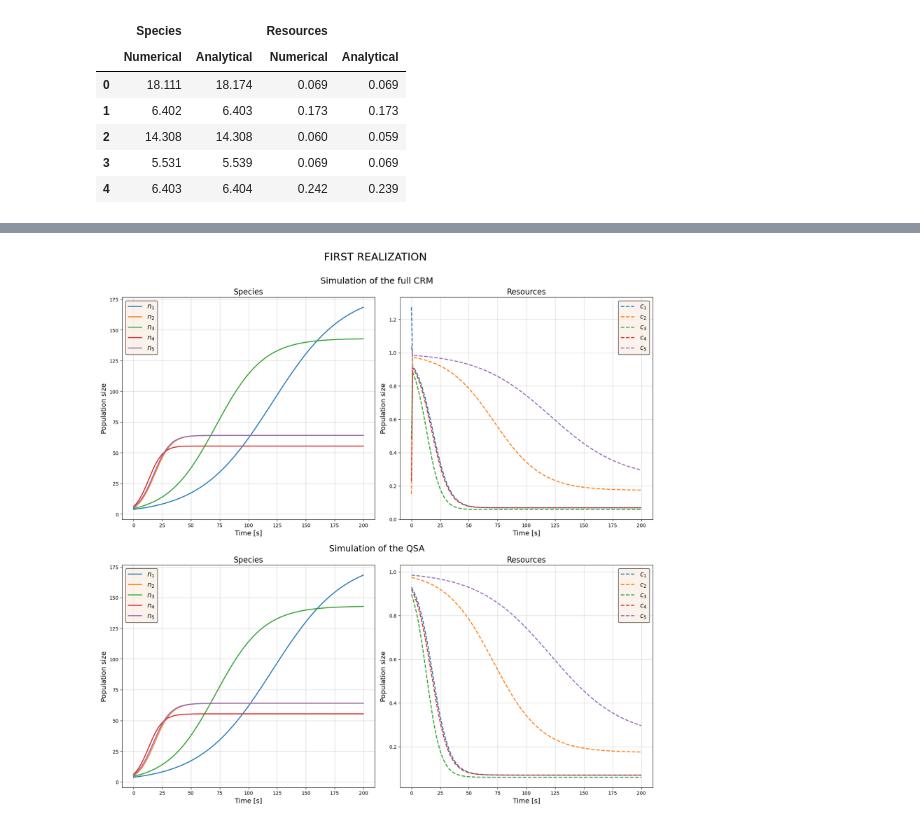
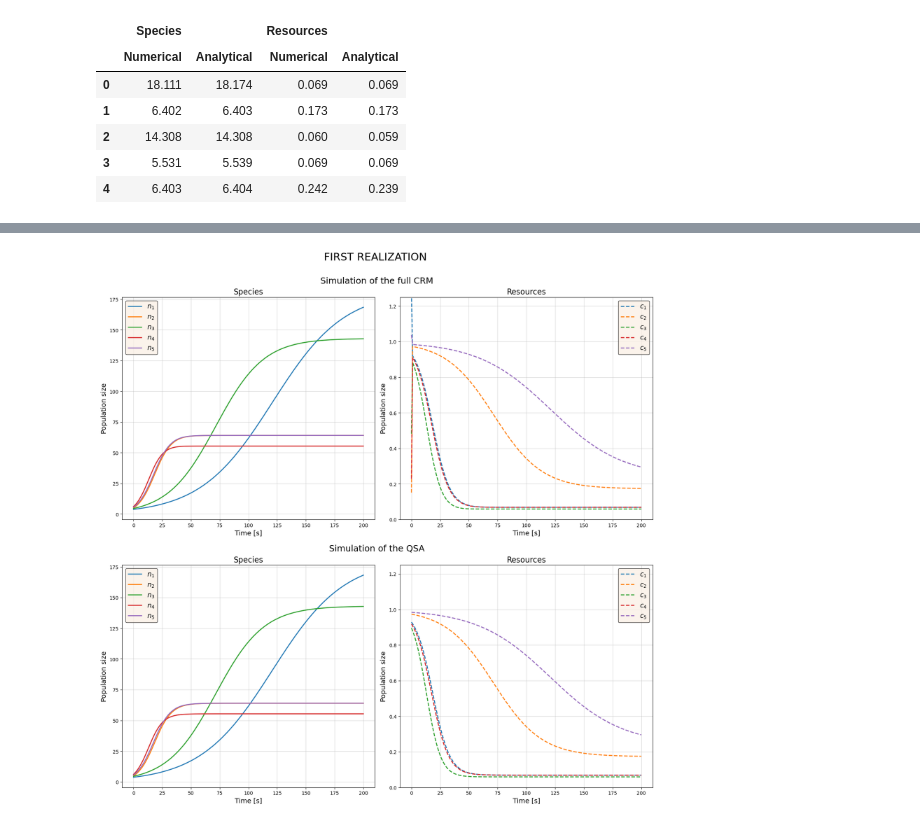
Before and after one commit to NicolaZomer/Physical_Models_of_Living_Systems, a Jupyter notebook: hw05_Generalized_Consumer_Resource_Model.ipynb, the cells around one changed output, grey strips where cells are left out. Drawn from its saved outputs; the diff is of its cells as text; code cells hidden in the pictures.

```diff
--- a/hw05_Generalized_Consumer_Resource_Model.ipynb
+++ b/hw05_Generalized_Consumer_Resource_Model.ipynb
@@ -415,7 +419,6 @@ for i in range(m):
 # %%
 # plot the first iteration
 
-# plot the results
 fig = plt.figure(constrained_layout=True, figsize=(16, 16))
 fig.suptitle('FIRST REALIZATION \n ', fontsize=22)
 (subfig1, subfig2) = fig.subfigures(2, 1) # create 2x1 subfigures
@@ -427,33 +430,35 @@ species = ax0.plot(time_vec, y_full_iter_0[:, :m], linewidth=2)
 ax0.set_xlabel('Time [s]', fontsize=14)
 ax0.set_ylabel('Population size', fontsize=14)
 ax0.grid(alpha=0.5)
 ax0.legend(species, ['$n_'+str(i+1)+'$' for i in range(m)], edgecolor='black', facecolor='linen', fontsize=14 , loc ='upper left')
 ax0.set_title('Species', fontsize=16)
 
 resources = ax1.plot(time_vec, y_full_iter_0[:, m:], linewidth=2, linestyle = 'dashed')
 ax1.set_xlabel('Time [s]', fontsize=14)
 ax1.set_ylabel('Population size', fontsize=14)
 ax1.grid(alpha=0.5)
+ax1.set_ylim([0, 1.25])
 ax1.legend(resources, ['$c_'+str(i+1)+'$' for i in range(m)], edgecolor='black', facecolor='linen', fontsize=14 , loc ='upper right')
 ax1.set_title('Resources', fontsize=16)
 
 subfig2.suptitle('Simulation of the QSA', fontsize=18)
 species = ax2.plot(time_vec, n_QSA_iter_0, linewidth=2)
 ax2.set_xlabel('Time [s]', fontsize=14)
 ax2.set_ylabel('Population size', fontsize=14)
 ax2.grid(alpha=0.5)
 ax2.legend(species, ['$n_'+str(i+1)+'$' for i in range(m)], edgecolor='black', facecolor='linen', fontsize=14 , loc ='upper left')
 ax2.set_title('Species', fontsize=16)
 
 resources = ax3.plot(time_vec, c_QSA_iter_0, linewidth=2, linestyle = 'dashed')
 ax3.set_xlabel('Time [s]', fontsize=14)
 ax3.set_ylabel('Population size', fontsize=14)
 ax3.grid(alpha=0.5)
+ax3.set_ylim([0, 1.25])
 ax3.legend(resources, ['$c_'+str(i+1)+'$' for i in range(m)], edgecolor='black', facecolor='linen', fontsize=14 , loc ='upper right')
 ax3.set_title('Resources', fontsize=16)
 
 plt.show()
 # %% [output]
-[figure, old version]
+[figure, new version]
 # %%
 # boxplot function
```
Also changed, not shown: parts of 15 cells of this notebook, 1 other file.
